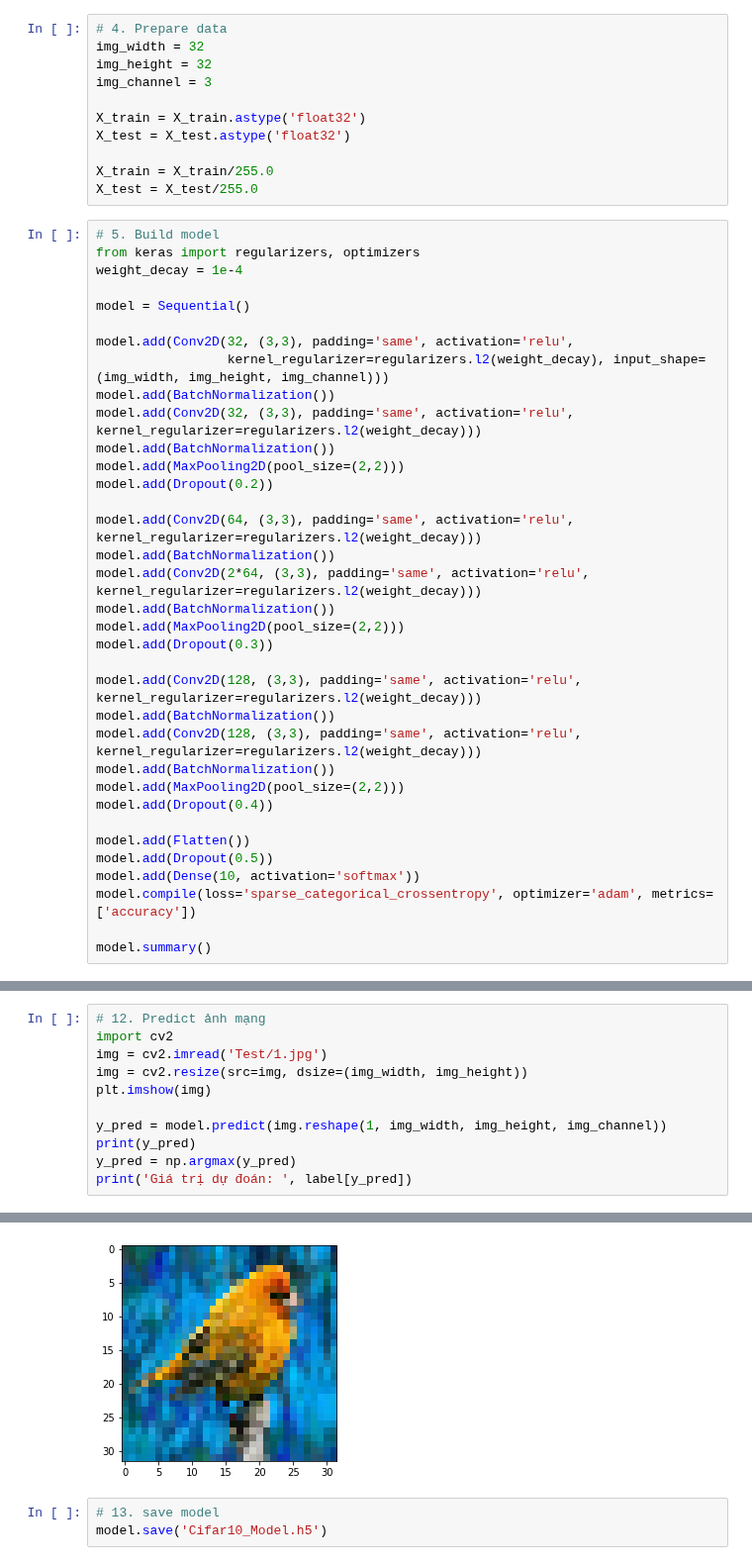
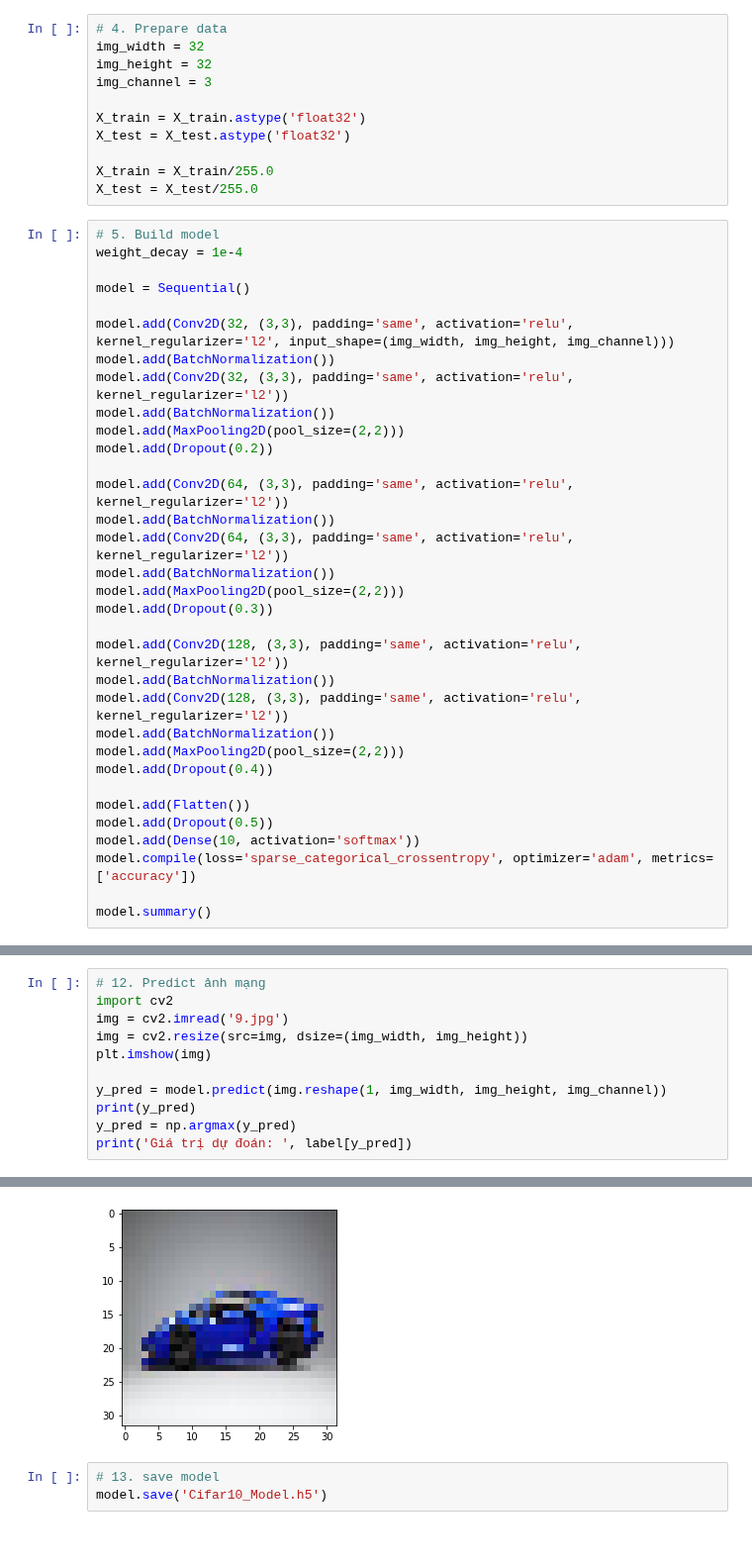
Before and after one commit to huynhspm/Basic_ML, a Jupyter notebook: Image Classification/Cifar10_Project.ipynb, the cells around one changed output, grey strips where cells are left out. Shown at 99% size. Cells and saved outputs as stored; diff of their text form.

```diff
--- a/Image Classification/Cifar10_Project.ipynb
+++ b/Image Classification/Cifar10_Project.ipynb
@@ -67,29 +70,27 @@ X_train = X_train/255.0
 X_test = X_test/255.0
 # %%
 # 5. Build model
-from keras import regularizers, optimizers
 weight_decay = 1e-4
 
 model = Sequential()
 
-model.add(Conv2D(32, (3,3), padding='same', activation='relu',
-                 kernel_regularizer=regularizers.l2(weight_decay), input_shape=(img_width, img_height, img_channel)))
+model.add(Conv2D(32, (3,3), padding='same', activation='relu', kernel_regularizer='l2', input_shape=(img_width, img_height, img_channel)))
 model.add(BatchNormalization())
-model.add(Conv2D(32, (3,3), padding='same', activation='relu', kernel_regularizer=regularizers.l2(weight_decay)))
+model.add(Conv2D(32, (3,3), padding='same', activation='relu', kernel_regularizer='l2'))
 model.add(BatchNormalization())
 model.add(MaxPooling2D(pool_size=(2,2)))
 model.add(Dropout(0.2))
 
-model.add(Conv2D(64, (3,3), padding='same', activation='relu', kernel_regularizer=regularizers.l2(weight_decay)))
+model.add(Conv2D(64, (3,3), padding='same', activation='relu', kernel_regularizer='l2'))
 model.add(BatchNormalization())
-model.add(Conv2D(2*64, (3,3), padding='same', activation='relu', kernel_regularizer=regularizers.l2(weight_decay)))
+model.add(Conv2D(64, (3,3), padding='same', activation='relu', kernel_regularizer='l2'))
 model.add(BatchNormalization())
 model.add(MaxPooling2D(pool_size=(2,2)))
 model.add(Dropout(0.3))
 
-model.add(Conv2D(128, (3,3), padding='same', activation='relu', kernel_regularizer=regularizers.l2(weight_decay)))
+model.add(Conv2D(128, (3,3), padding='same', activation='relu', kernel_regularizer='l2'))
 model.add(BatchNormalization())
-model.add(Conv2D(128, (3,3), padding='same', activation='relu', kernel_regularizer=regularizers.l2(weight_decay)))
+model.add(Conv2D(128, (3,3), padding='same', activation='relu', kernel_regularizer='l2'))
 model.add(BatchNormalization())
 model.add(MaxPooling2D(pool_size=(2,2)))
 model.add(Dropout(0.4))
@@ -208,7 +209,7 @@ Saving 1.jpg to 1.jpg
 # %%
 # 12. Predict ảnh mạng
 import cv2
-img = cv2.imread('Test/1.jpg')
+img = cv2.imread('9.jpg')
 img = cv2.resize(src=img, dsize=(img_width, img_height))
 plt.imshow(img)
 
@@ -222,4 +223,4 @@ Giá trị dự đoán:  bird
-[figure, old version]
+[figure, new version]
 # %%
 # 13. save model
 model.save('Cifar10_Model.h5')
```
Also changed, not shown: parts of 10 cells of this notebook.
